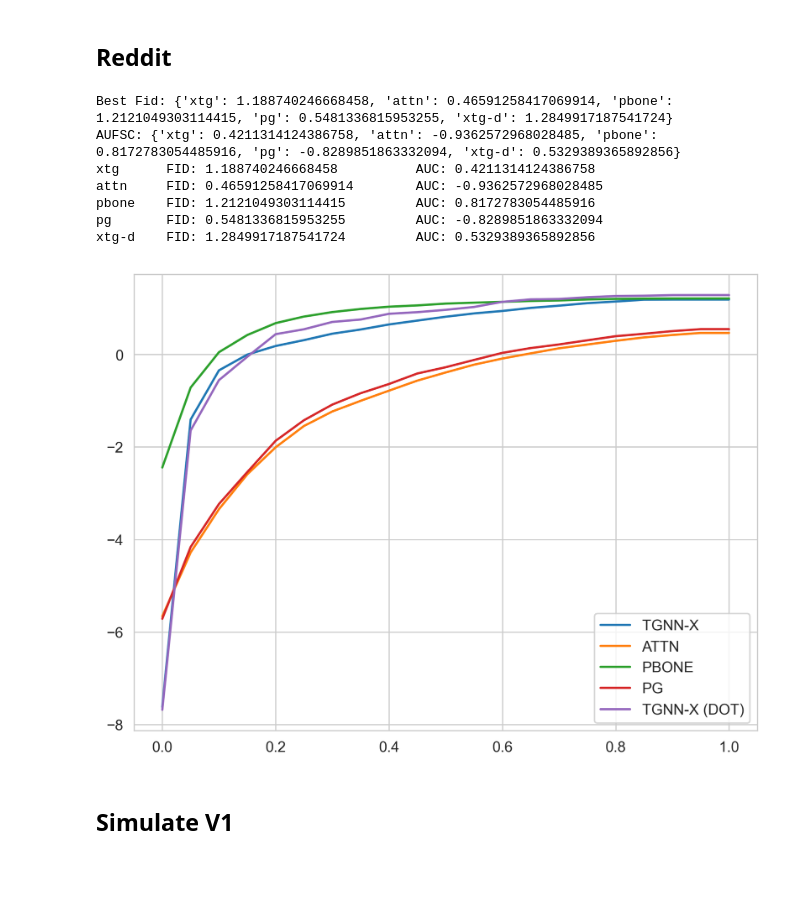
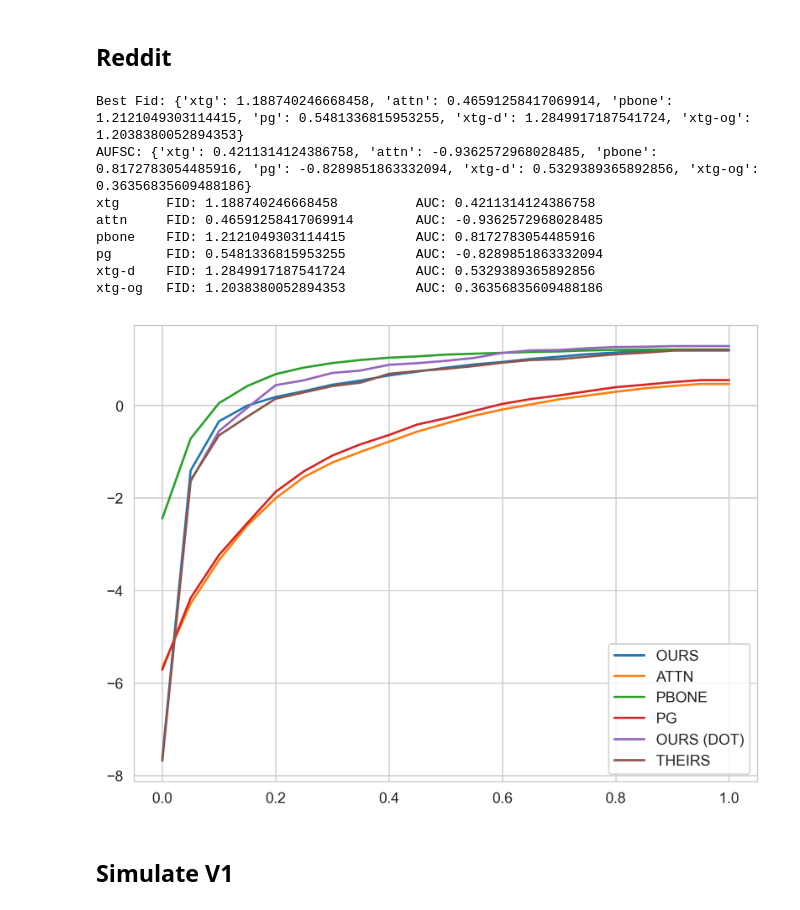
Before and after one commit to m-krastev/fact8-temporal-graph, a Jupyter notebook: notebooks/results_processing.ipynb, the cells around one changed output. Drawn from its saved outputs; the diff is of its cells as text; code cells hidden in the pictures; blank space fills up the shorter version.

```diff
--- a/notebooks/results_processing.ipynb
+++ b/notebooks/results_processing.ipynb
@@ -21,14 +21,16 @@ explainers = [
     "pbone",
     "pg",
     "xtg-d",
+    'xtg-og'
 ]
 labels = {
-    'xtg': 'TGNN-X',
+    'xtg': 'OURS',
     'attn': 'ATTN',
     'pbone': 'PBONE',
     'pg': 'PG',
-    'xtg-d': 'TGNN-X (DOT)',
-    'xtg-non': 'TGNN-X (NO NAV)',
+    'xtg-d': 'OURS (DOT)',
+    'xtg-non': 'THEIRS (NO NAV)',
+    'xtg-og': 'THEIRS'
 }
 dataset_to_index = {
     "simulate_v1": "Synthetic V1",
@@ -147,11 +149,12 @@ tgat_wikipedia_files = {
     for k, v in zip(
         explainers,
         [
-            "tgat_wikipedia_subgraphx_tg_110314_to_155614_eval_pg_true_pg_positive.csv",
-            "tgat_wikipedia_attn_explainer_tg_110314_to_155614_eval.csv",
-            "tgat_wikipedia_pbone_explainer_tg_110314_to_155614_eval.csv",
-            "tgat_wikipedia_pg_explainer_tg_110314_to_155614_eval.csv",
-            "tgat_wikipedia_subgraphx_tg_110314_to_155151_eval_dot_true_pg_positive.csv",
+            "tgat_wikipedia_subgraphx_tg_110314_to_155614_eval_mlp_true_pg_positive_th25.csv",
+            "tgat_wikipedia_attn_explainer_tg_110314_to_155614_eval_th25.csv",
+            "tgat_wikipedia_pbone_explainer_tg_110314_to_155614_eval_th25.csv",
+            "tgat_wikipedia_pg_explainer_tg_110314_to_155614_eval_th25.csv",
+            "tgat_wikipedia_subgraphx_tg_110314_to_155151_eval_dot_true_pg_positive_th25.csv",
+            "tgat_wikipedia_subgraphx_tg_110314_to_155151_eval_pg_true_pg_positive_th25.csv"
         ],
     )
 }
@@ -197,47 +201,49 @@ tgat_reddit_files = {
     for k, v in zip(
         explainers,
         [
-            "tgat_reddit_subgraphx_tg_470920_to_665351_eval_pg_true_pg_positive.csv",
-            "tgat_reddit_attn_explainer_tg_470920_to_665351_eval.csv",
-            "tgat_reddit_pbone_explainer_tg_470920_to_665351_eval.csv",
-            "tgat_reddit_pg_explainer_tg_470920_to_665351_eval.csv",
-            "tgat_reddit_subgraphx_tg_470920_to_663534_eval_dot_true_pg_positive.csv"
+            "tgat_reddit_subgraphx_tg_470920_to_665351_eval_mlp_true_pg_positive_th25.csv",
+            "tgat_reddit_attn_explainer_tg_470920_to_665351_eval_th25.csv",
+            "tgat_reddit_pbone_explainer_tg_470920_to_665351_eval_th25.csv",
+            "tgat_reddit_pg_explainer_tg_470920_to_665351_eval_th25.csv",
+            "tgat_reddit_subgraphx_tg_470920_to_663534_eval_dot_true_pg_positive_th25.csv",
+            "tgat_reddit_subgraphx_tg_470920_to_663534_eval_pg_true_pg_positive_th25.csv"
         ],
     )
 }
 
 tgat_reddit_tabs = {
     k: pd.read_csv(v).groupby("sparsity").mean() for k, v in tgat_reddit_files.items()
 }
 
 tgat_reddit_best_fids = {
     k: tab["fid_inv_best"].max() for k, tab in tgat_reddit_tabs.items()
 }
 
 tgat_reddit_aufsc = {
     k: np.trapz(tab["fid_inv_best"], tab.index)
     for k, tab in tgat_reddit_tabs.items()
 }
 
 print("Best Fid:", tgat_reddit_best_fids)
 print("AUFSC:", tgat_reddit_aufsc)
 
 for k, tab in tgat_reddit_tabs.items():
     print(
         f"{k}\t FID: {tab['fid_inv_best'].max()} \t AUC: {np.trapz(tab['fid_inv_best'], tab.index)}"
     )
     plt.plot(tab.index, tab["fid_inv_best"], label=labels[k])
 plt.legend();plt.tight_layout()
 plt.savefig("plots/tgat_reddit.png")
 # %% [output]
-Best Fid: {'xtg': 1.188740246668458, 'attn': 0.46591258417069914, 'pbone': 1.2121049303114415, 'pg': 0.5481336815953255, 'xtg-d': 1.2849917187541724}
-AUFSC: {'xtg': 0.4211314124386758, 'attn': -0.9362572968028485, 'pbone': 0.8172783054485916, 'pg': -0.8289851863332094, 'xtg-d': 0.5329389365892856}
+Best Fid: {'xtg': 1.188740246668458, 'attn': 0.46591258417069914, 'pbone': 1.2121049303114415, 'pg': 0.5481336815953255, 'xtg-d': 1.2849917187541724, 'xtg-og': 1.2038380052894353}
+AUFSC: {'xtg': 0.4211314124386758, 'attn': -0.9362572968028485, 'pbone': 0.8172783054485916, 'pg': -0.8289851863332094, 'xtg-d': 0.5329389365892856, 'xtg-og': 0.36356835609488186}
 xtg      FID: 1.188740246668458          AUC: 0.4211314124386758
 attn     FID: 0.46591258417069914        AUC: -0.9362572968028485
 pbone    FID: 1.2121049303114415         AUC: 0.8172783054485916
 pg       FID: 0.5481336815953255         AUC: -0.8289851863332094
 xtg-d    FID: 1.2849917187541724         AUC: 0.5329389365892856
+xtg-og   FID: 1.2038380052894353         AUC: 0.36356835609488186
-[figure, old version]
+[figure, new version]
 # %% [markdown]
 ## Simulate V1
 # %%
```
Also changed, not shown: parts of 10 cells of this notebook, 32 other files.
